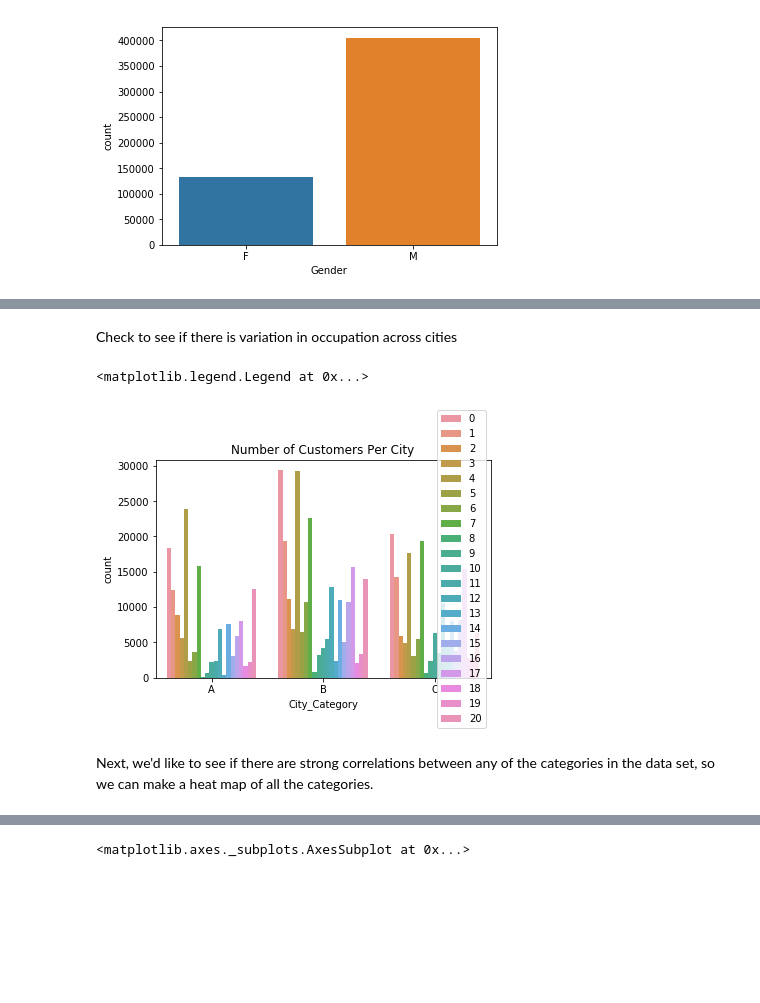
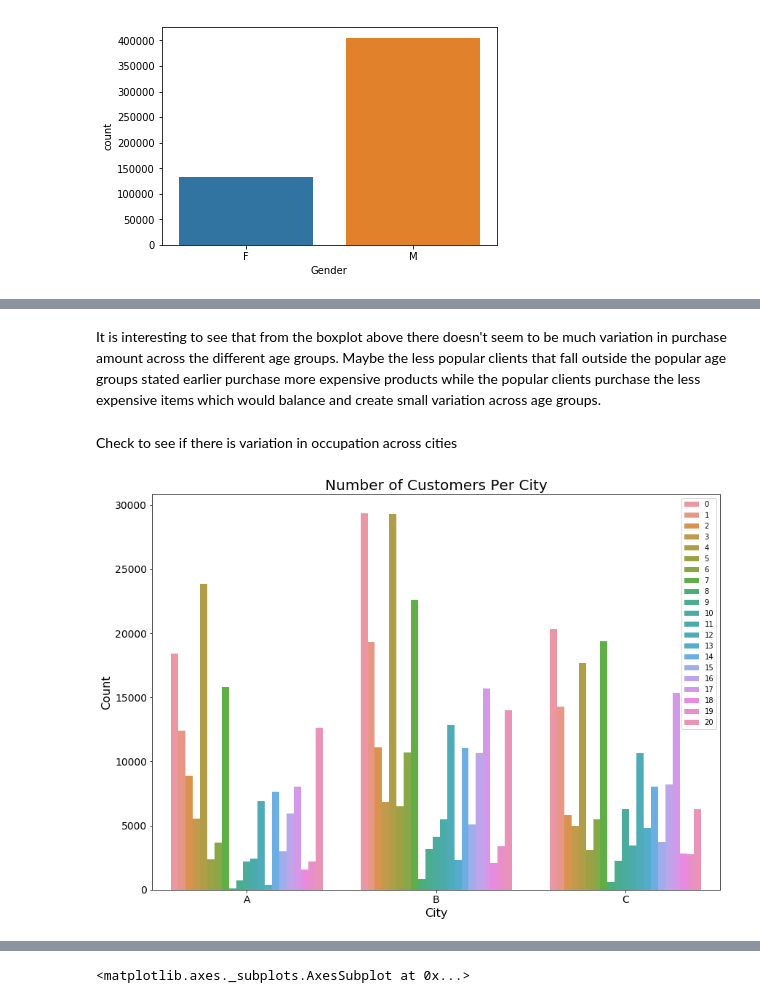
Before and after one commit to kristeesong/EDA---Black-Friday-Analysis, a Jupyter notebook: final_report.ipynb, the cells around one changed output, grey strips where cells are left out. Cells and saved outputs as stored; diff of their text form; code cells hidden in the pictures; blank space fills up the shorter version.

```diff
--- a/final_report.ipynb
+++ b/final_report.ipynb
@@ -159,11 +218,17 @@ See how I can group by user and see total purchase. Then see division between ge
+# %% [markdown]
+It is interesting to see that from the boxplot above there doesn't seem to be much variation in purchase amount across the different age groups. Maybe the less popular clients that fall outside the popular age groups stated earlier purchase more expensive products while the popular clients purchase the less expensive items which would balance and create small variation across age groups.
 # %% [markdown]
 Check to see if there is variation in occupation across cities
 # %%
 city_categs = ['A', 'B', 'C']
 # %%
+fig1, ax1 = plt.subplots(figsize=(14,10))
 sns.countplot(data['City_Category'], order = city_categs, hue = data['Occupation'])
-plt.title('Number of Customers Per City')
-plt.legend(loc = 'right')
+plt.title('Number of Customers Per City', fontsize = 20)
+plt.xlabel('City', fontsize = 16)
+plt.ylabel('Count', fontsize = 16)
+plt.legend(loc = 'upper right')
+plt.tick_params(labelsize=14)
+plt.show()
 # %% [output]
-<matplotlib.legend.Legend at 0x...>
-[figure, old version]
+[figure, new version]
@@ -174,2 +234,0 @@ sns.barplot(tot_purchases_city['City_Category', 'Purchase'], hue = tot_purchases
-# %% [markdown]
-Next, we'd like to see if there are strong correlations between any of the categories in the data set, so we can make a heat map of all the categories.
```
Also changed, not shown: parts of 52 cells of this notebook.
